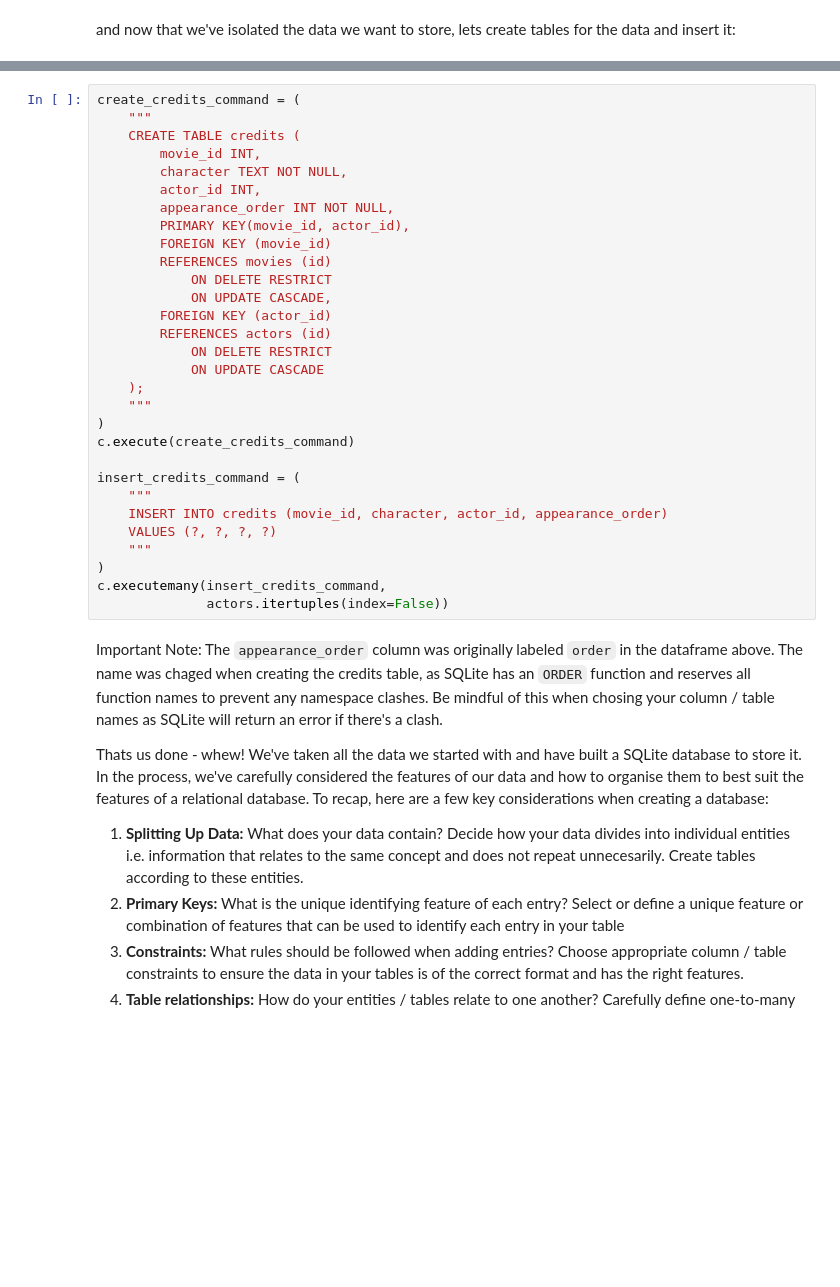
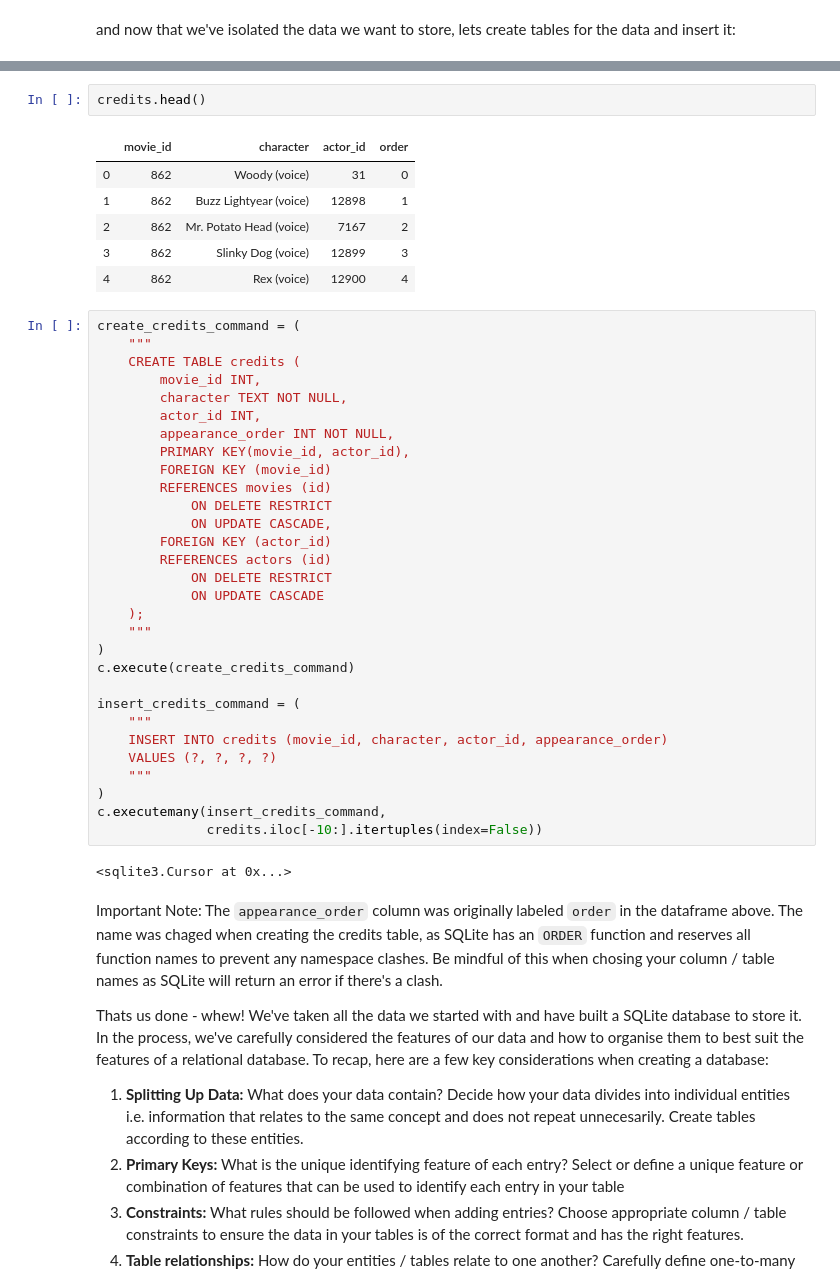
Before and after one commit to samrelins/SQL_demo, a Jupyter notebook: creating_an_sql_database.ipynb, the cells around one changed output, grey strips where cells are left out. Saved outputs shown, nothing was run; the diff lists cells and outputs as text; blank space fills up the shorter version.

```diff
--- a/creating_an_sql_database.ipynb
+++ b/creating_an_sql_database.ipynb
@@ -511,3 +596,12 @@ c.executemany(insert_actors_command,
+# %%
+credits.head()
+# %% [output]
+|  | movie_id | character | actor_id | order |
+| 0 | 862 | Woody (voice) | 31 | 0 |
+| 1 | 862 | Buzz Lightyear (voice) | 12898 | 1 |
+| 2 | 862 | Mr. Potato Head (voice) | 7167 | 2 |
+| 3 | 862 | Slinky Dog (voice) | 12899 | 3 |
+| 4 | 862 | Rex (voice) | 12900 | 4 |
 # %%
 create_credits_command = (
     """
@@ -537,7 +631,9 @@ insert_credits_command = (
     """
 )
 c.executemany(insert_credits_command,
-              actors.itertuples(index=False))
+              credits.iloc[-10:].itertuples(index=False))
+# %% [output]
+<sqlite3.Cursor at 0x...>
 # %% [markdown]
 Important Note: The `appearance_order` column was originally labeled `order` in the dataframe above. The name was chaged when creating the credits table, as SQLite has an `ORDER` function and reserves all function names to prevent any namespace clashes. Be mindful of this when chosing your column / table names as SQLite will return an error if there's a clash.
 
```
Also changed, not shown: parts of 11 cells of this notebook.
